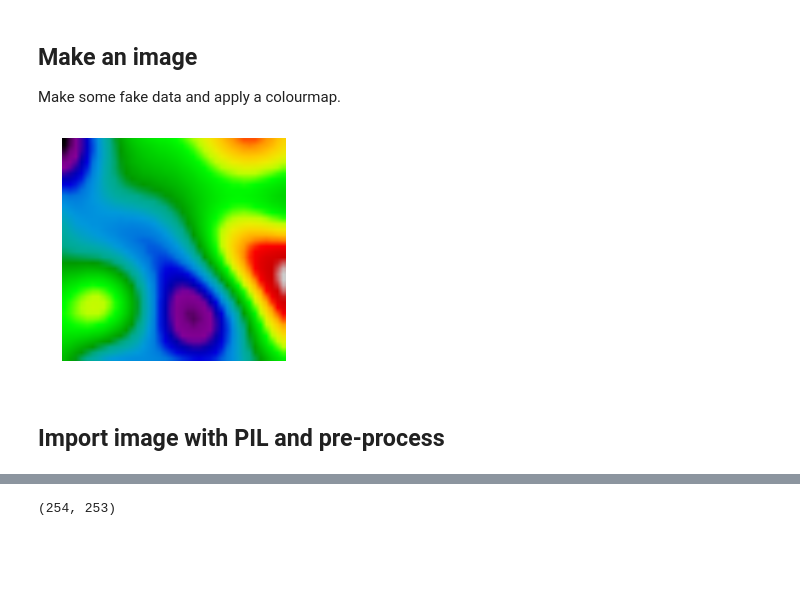
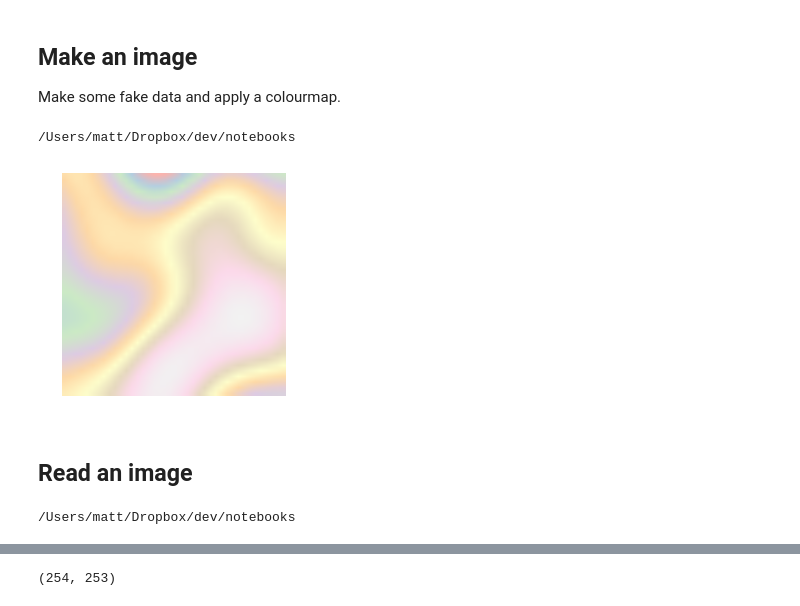
Before and after one commit to kwinkunks/notebooks, a Jupyter notebook: Guessing_colourmaps.ipynb, the cells around one changed output, grey strips where cells are left out. Drawn from its saved outputs; the diff is of its cells as text; code cells hidden in the pictures; blank space fills up the shorter version.

```diff
--- a/Guessing_colourmaps.ipynb
+++ b/Guessing_colourmaps.ipynb
@@ -31,12 +32,17 @@ f = g/g.sum()
 
 z = signal.convolve(z, f, mode='valid')
 z = (z - z.min())/(z.max() - z.min())
+# %%
+cd ~/Dropbox/dev/notebooks
+# %% [output]
+/Users/matt/Dropbox/dev/notebooks
 # %%
-plt.imshow(z, cmap="spectral")
+# Note: interpolation introduces new colours.
+plt.imshow(z, cmap="Pastel1")
+#plt.imshow(z, cmap="spectral", interpolation='none')
+
 plt.axis('off')
 plt.savefig('data/cbar/test.png', bbox_inches='tight')
 plt.show()
 # %% [output]
-[figure, old version]
+[figure, new version]
-# %% [markdown]
-## Import image with PIL and pre-process
@@ -45,0 +69,6 @@ im = Image.open('data/cbar/test.png')
+# %% [markdown]
+## Read an image
+# %%
+cd ~/Dropbox/dev/notebooks
+# %% [output]
+/Users/matt/Dropbox/dev/notebooks
```
Also changed, not shown: parts of 146 cells of this notebook, 2 other files.
